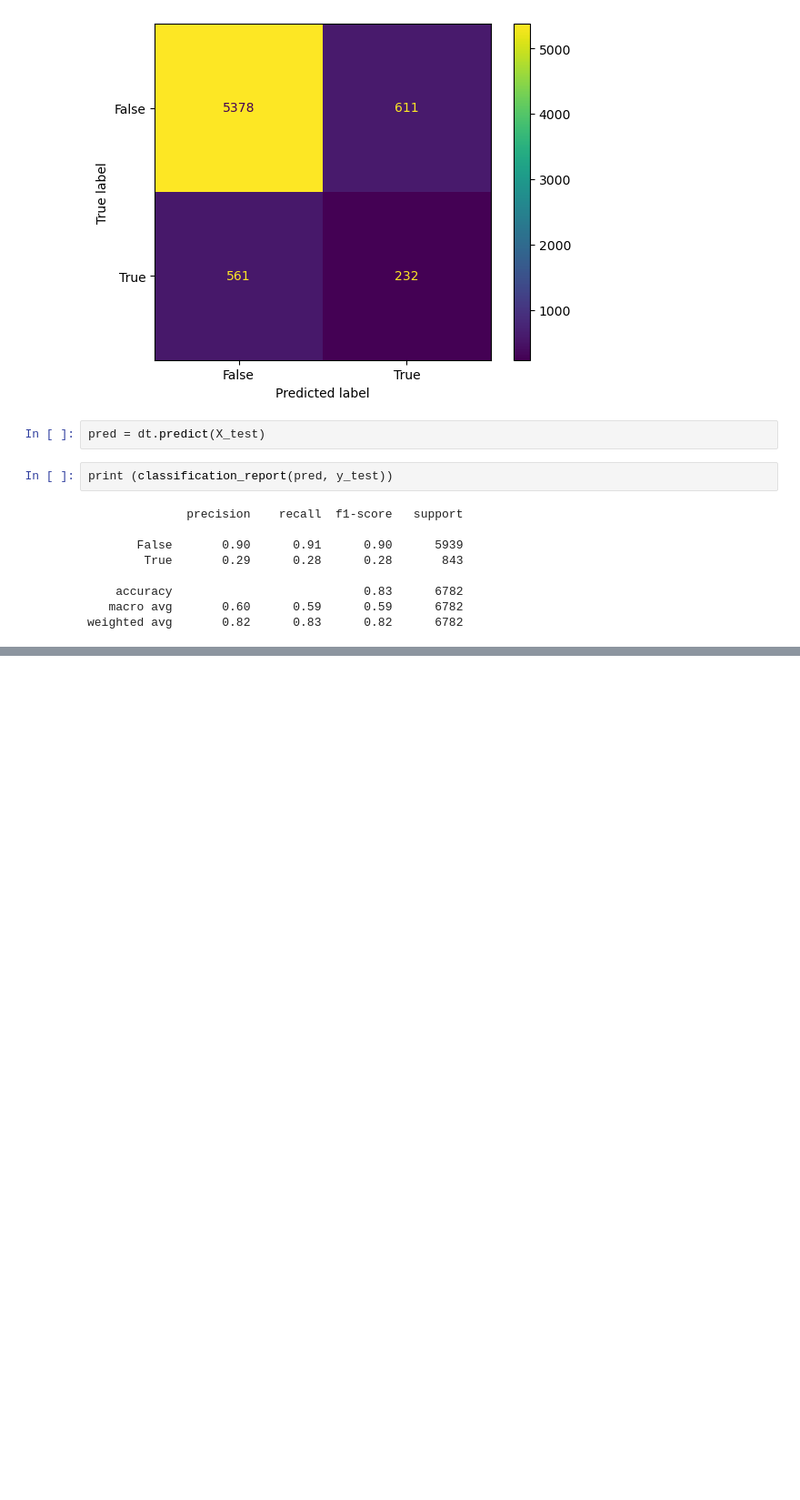
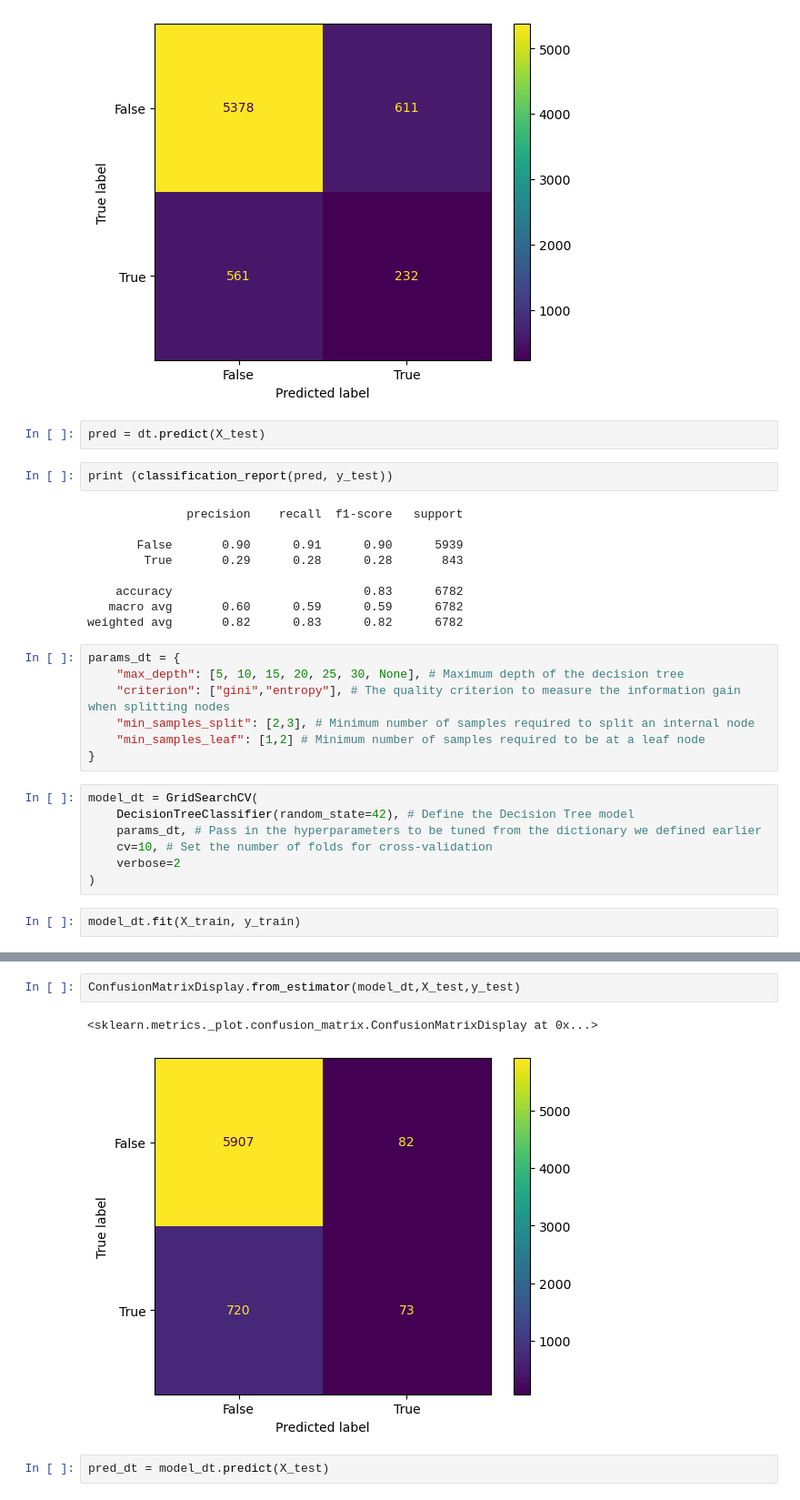
Before and after one commit to danieltanyi/marketing-analysis, a Jupyter notebook: MA.ipynb, the cells around one changed output, grey strips where cells are left out. Shown at 91% size. Cells and saved outputs as stored; diff of their text form; blank space fills up the shorter version.

```diff
--- a/MA.ipynb
+++ b/MA.ipynb
@@ -94,3 +94,19 @@ print (classification_report(pred, y_test))
     accuracy                           0.83      6782
    macro avg       0.60      0.59      0.59      6782
 weighted avg       0.82      0.83      0.82      6782
+# %%
+params_dt = {
+    "max_depth": [5, 10, 15, 20, 25, 30, None], # Maximum depth of the decision tree
+    "criterion": ["gini","entropy"], # The quality criterion to measure the information gain when splitting nodes
+    "min_samples_split": [2,3], # Minimum number of samples required to split an internal node
+    "min_samples_leaf": [1,2] # Minimum number of samples required to be at a leaf node
+}
+# %%
+model_dt = GridSearchCV(
+    DecisionTreeClassifier(random_state=42), # Define the Decision Tree model
+    params_dt, # Pass in the hyperparameters to be tuned from the dictionary we defined earlier
+    cv=10, # Set the number of folds for cross-validation
+    verbose=2
+)
+# %%
+model_dt.fit(X_train, y_train)
@@ -96,0 +137,7 @@ weighted avg       0.82      0.83      0.82      6782
+# %%
+ConfusionMatrixDisplay.from_estimator(model_dt,X_test,y_test)
+# %% [output]
+<sklearn.metrics._plot.confusion_matrix.ConfusionMatrixDisplay at 0x...>
+[figure, added]
+# %%
+pred_dt = model_dt.predict(X_test)
```
Also changed, not shown: parts of 2 cells of this notebook.
